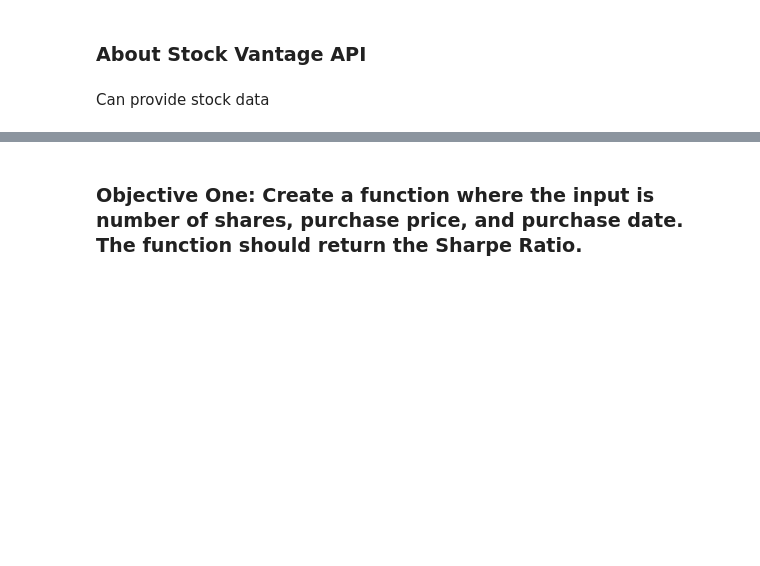
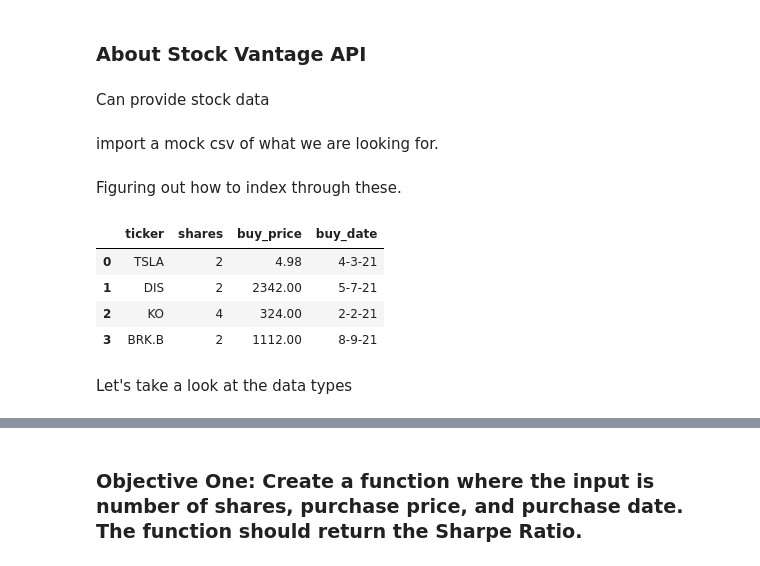
Before and after one commit to jaykayso/portfolio_risk_dashboard, a Jupyter notebook: data_import.ipynb, the cells around one changed output, grey strips where cells are left out. Cells and saved outputs as stored; diff of their text form; code cells hidden in the pictures; blank space fills up the shorter version.

```diff
--- a/data_import.ipynb
+++ b/data_import.ipynb
@@ -20,3 +21,19 @@ The data tells us only what quarter the shares were purchased in and the predict
 ### About Stock Vantage API
 # %% [markdown]
 Can provide stock data
+# %% [markdown]
+import a mock csv of what we are looking for.
+# %%
+df = pd.read_csv("data/portfolio_csv_input.csv")
+# %% [markdown]
+Figuring out how to index through these.
+# %%
+df.head()
+# %% [output]
+|  | ticker | shares | buy_price | buy_date |
+| 0 | TSLA | 2 | 4.98 | 4-3-21 |
+| 1 | DIS | 2 | 2342.00 | 5-7-21 |
+| 2 | KO | 4 | 324.00 | 2-2-21 |
+| 3 | BRK.B | 2 | 1112.00 | 8-9-21 |
+# %% [markdown]
+Let's take a look at the data types
```
Also changed, not shown: parts of 33 cells of this notebook, 1 other file.
